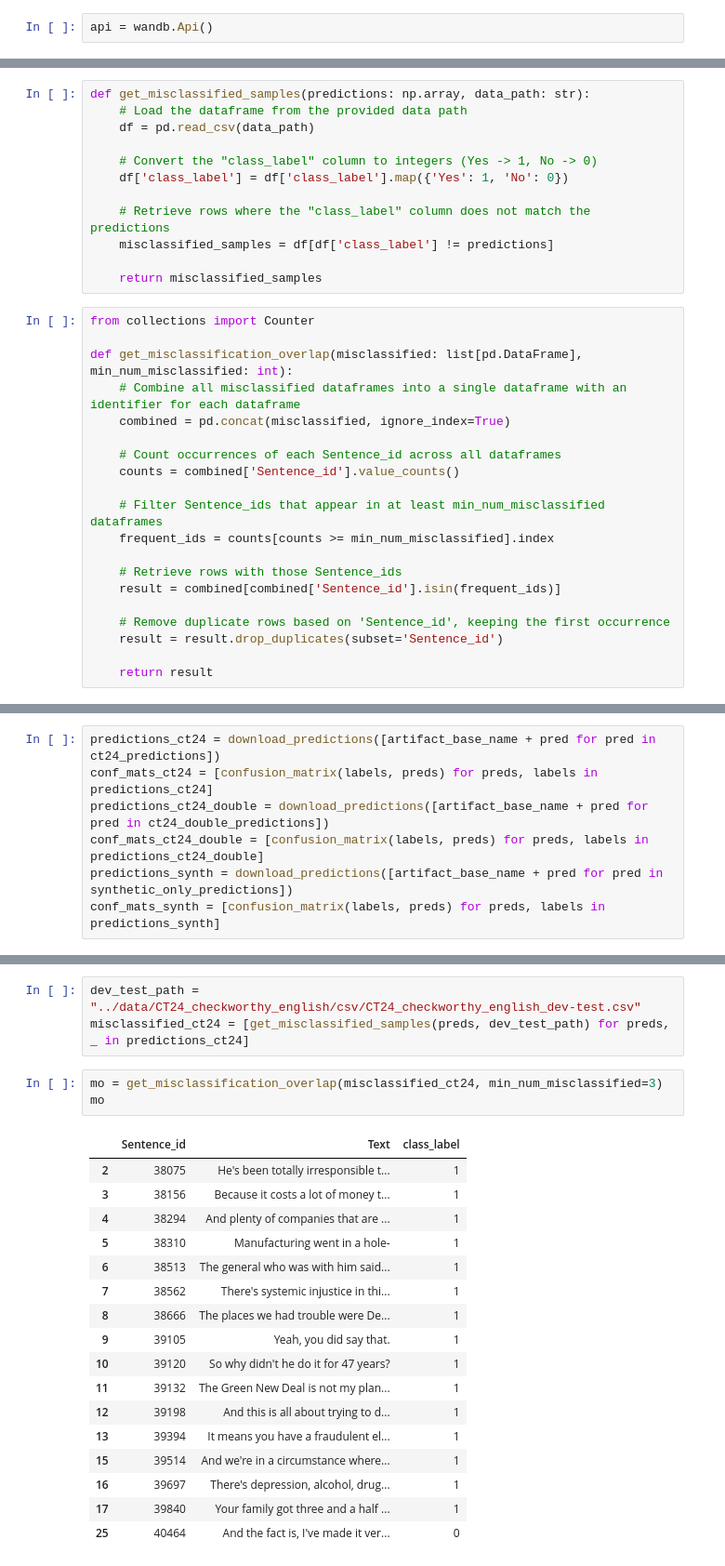
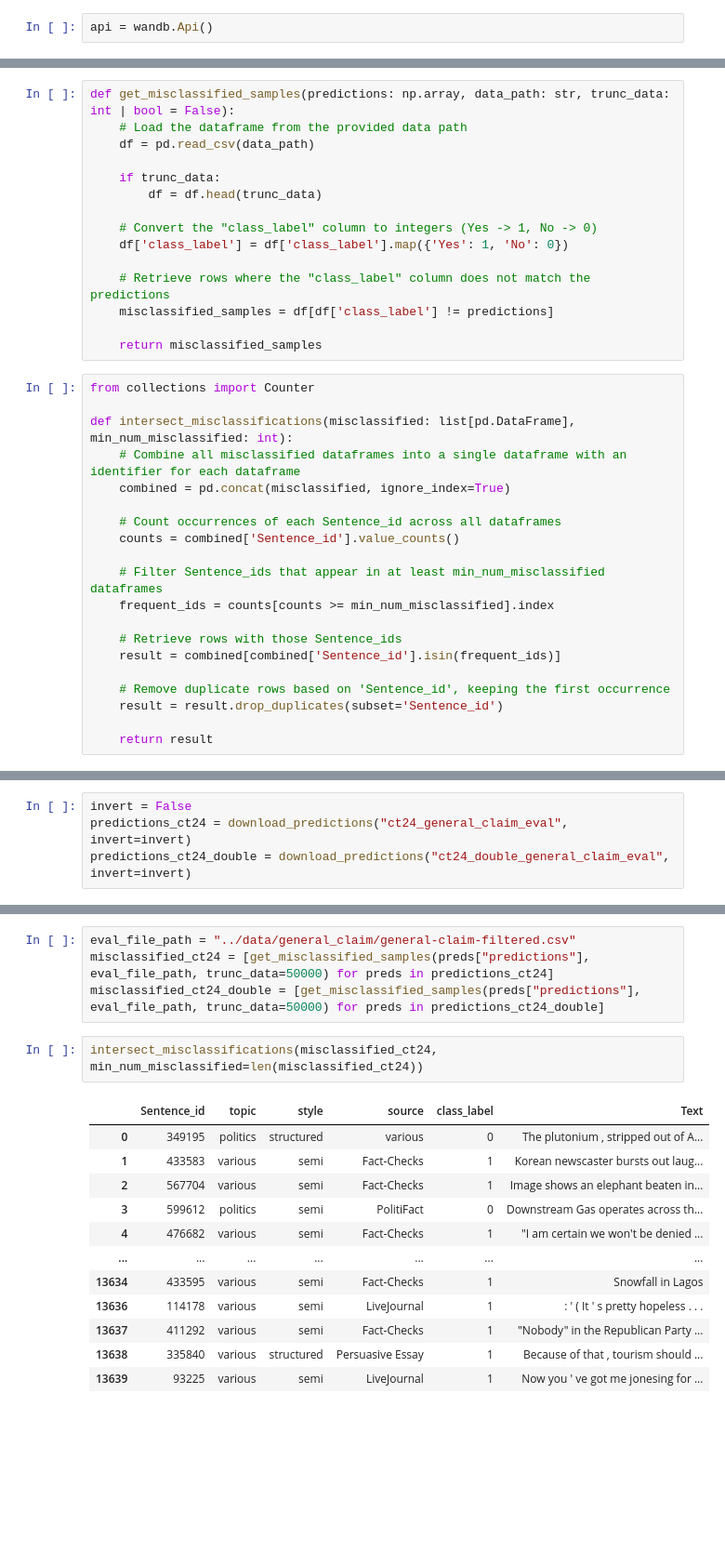
Before and after one commit to BashPrince/thesis, a Jupyter notebook: analysis/analysis.ipynb, the cells around one changed output, grey strips where cells are left out. Shown: that part at 93% size. Drawn from its saved outputs; the diff is of its cells as text; blank space fills up the shorter version.

```diff
--- a/analysis/analysis.ipynb
+++ b/analysis/analysis.ipynb
@@ -26,7 +68,10 @@ def download_predictions(artifact_names: list[str]) -> tuple[tuple[np.array, np.
 # %%
-def get_misclassified_samples(predictions: np.array, data_path: str):
+def get_misclassified_samples(predictions: np.array, data_path: str, trunc_data: int | bool = False):
     # Load the dataframe from the provided data path
     df = pd.read_csv(data_path)
+
+    if trunc_data:
+        df = df.head(trunc_data)
 
     # Convert the "class_label" column to integers (Yes -> 1, No -> 0)
     df['class_label'] = df['class_label'].map({'Yes': 1, 'No': 0})
@@ -38,7 +83,7 @@ def get_misclassified_samples(predictions: np.array, data_path: str):
 # %%
 from collections import Counter
 
-def get_misclassification_overlap(misclassified: list[pd.DataFrame], min_num_misclassified: int):
+def intersect_misclassifications(misclassified: list[pd.DataFrame], min_num_misclassified: int):
     # Combine all misclassified dataframes into a single dataframe with an identifier for each dataframe
     combined = pd.concat(misclassified, ignore_index=True)
 
@@ -73,10 +103,7 @@ synthetic_only_predictions = [
 # %%
-predictions_ct24 = download_predictions([artifact_base_name + pred for pred in ct24_predictions])
-conf_mats_ct24 = [confusion_matrix(labels, preds) for preds, labels in predictions_ct24]
-predictions_ct24_double = download_predictions([artifact_base_name + pred for pred in ct24_double_predictions])
-conf_mats_ct24_double = [confusion_matrix(labels, preds) for preds, labels in predictions_ct24_double]
-predictions_synth = download_predictions([artifact_base_name + pred for pred in synthetic_only_predictions])
-conf_mats_synth = [confusion_matrix(labels, preds) for preds, labels in predictions_synth]
+invert = False
+predictions_ct24 = download_predictions("ct24_general_claim_eval", invert=invert)
+predictions_ct24_double = download_predictions("ct24_double_general_claim_eval", invert=invert)
 # %% [output]
 wandb:   2 of 2 files downloaded.
 wandb:   2 of 2 files downloaded.
@@ -123,24 +142,19 @@ plt.show()
 # %%
-dev_test_path = "../data/CT24_checkworthy_english/csv/CT24_checkworthy_english_dev-test.csv"
-misclassified_ct24 = [get_misclassified_samples(preds, dev_test_path) for preds, _ in predictions_ct24]
+eval_file_path = "../data/general_claim/general-claim-filtered.csv"
+misclassified_ct24 = [get_misclassified_samples(preds["predictions"], eval_file_path, trunc_data=50000) for preds in predictions_ct24]
+misclassified_ct24_double = [get_misclassified_samples(preds["predictions"], eval_file_path, trunc_data=50000) for preds in predictions_ct24_double]
 # %%
-mo = get_misclassification_overlap(misclassified_ct24, min_num_misclassified=3)
-mo
+intersect_misclassifications(misclassified_ct24, min_num_misclassified=len(misclassified_ct24))
 # %% [output]
-|  | Sentence_id | Text | class_label |
-| 2 | 38075 | He's been totally irresponsible t... | 1 |
-| 3 | 38156 | Because it costs a lot of money t... | 1 |
-| 4 | 38294 | And plenty of companies that are ... | 1 |
-| 5 | 38310 | Manufacturing went in a hole- | 1 |
-| 6 | 38513 | The general who was with him said... | 1 |
-| 7 | 38562 | There's systemic injustice in thi... | 1 |
-| 8 | 38666 | The places we had trouble were De... | 1 |
-| 9 | 39105 | Yeah, you did say that. | 1 |
-| 10 | 39120 | So why didn't he do it for 47 years? | 1 |
-| 11 | 39132 | The Green New Deal is not my plan... | 1 |
-| 12 | 39198 | And this is all about trying to d... | 1 |
-| 13 | 39394 | It means you have a fraudulent el... | 1 |
-| 15 | 39514 | And we're in a circumstance where... | 1 |
-| 16 | 39697 | There's depression, alcohol, drug... | 1 |
-| 17 | 39840 | Your family got three and a half ... | 1 |
-| 25 | 40464 | And the fact is, I've made it ver... | 0 |
+|  | Sentence_id | topic | style | source | class_label | Text |
+| 0 | 349195 | politics | structured | various | 0 | The plutonium , stripped out of A... |
+| 1 | 433583 | various | semi | Fact-Checks | 1 | Korean newscaster bursts out laug... |
+| 2 | 567704 | various | semi | Fact-Checks | 1 | Image shows an elephant beaten in... |
+| 3 | 599612 | politics | semi | PolitiFact | 0 | Downstream Gas operates across th... |
+| 4 | 476682 | various | semi | Fact-Checks | 1 | "I am certain we won't be denied ... |
+| ... | ... | ... | ... | ... | ... | ... |
+| 13634 | 433595 | various | semi | Fact-Checks | 1 | Snowfall in Lagos |
+| 13636 | 114178 | various | semi | LiveJournal | 1 | : ' ( It ' s pretty hopeless . . . |
+| 13637 | 411292 | various | semi | Fact-Checks | 1 | "Nobody" in the Republican Party ... |
+| 13638 | 335840 | various | structured | Persuasive Essay | 1 | Because of that , tourism should ... |
+| 13639 | 93225 | various | semi | LiveJournal | 1 | Now you ' ve got me jonesing for ... |
```
Also changed, not shown: parts of 10 cells of this notebook, 41 other files.
